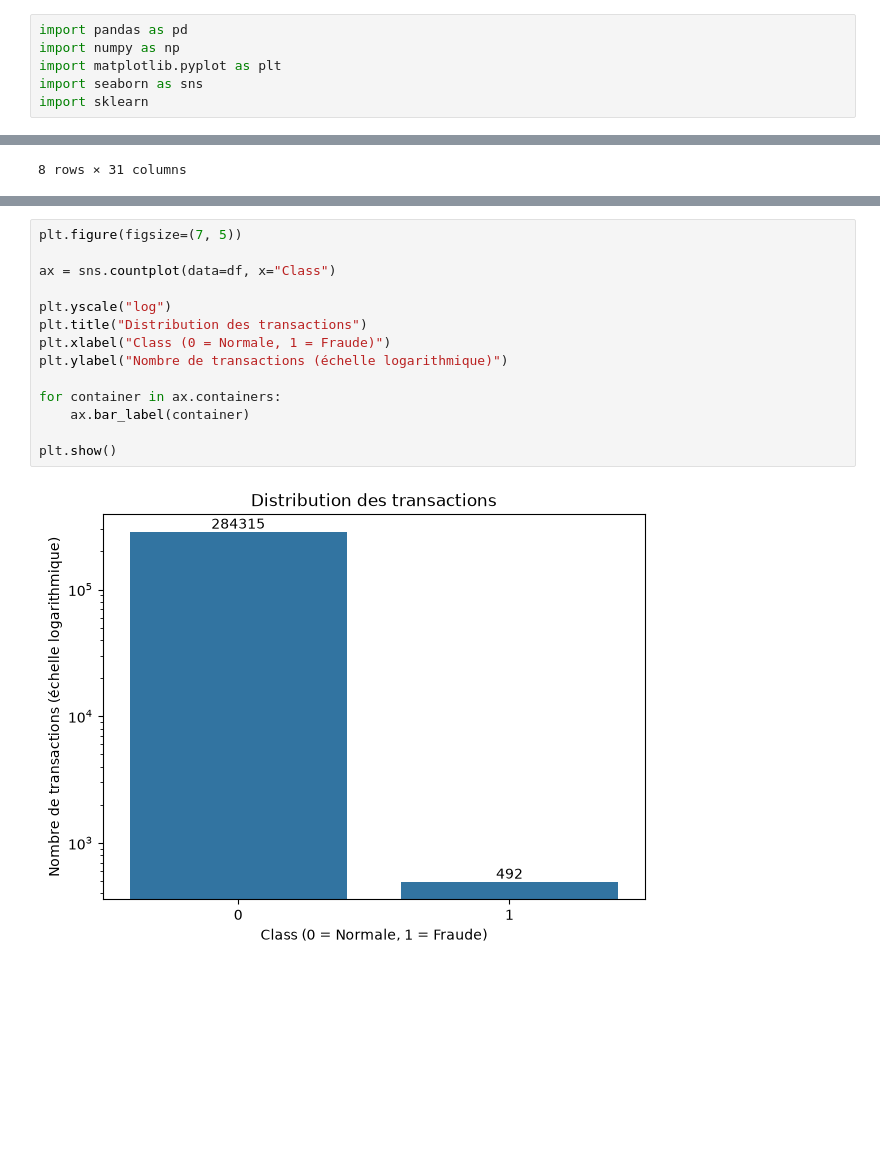
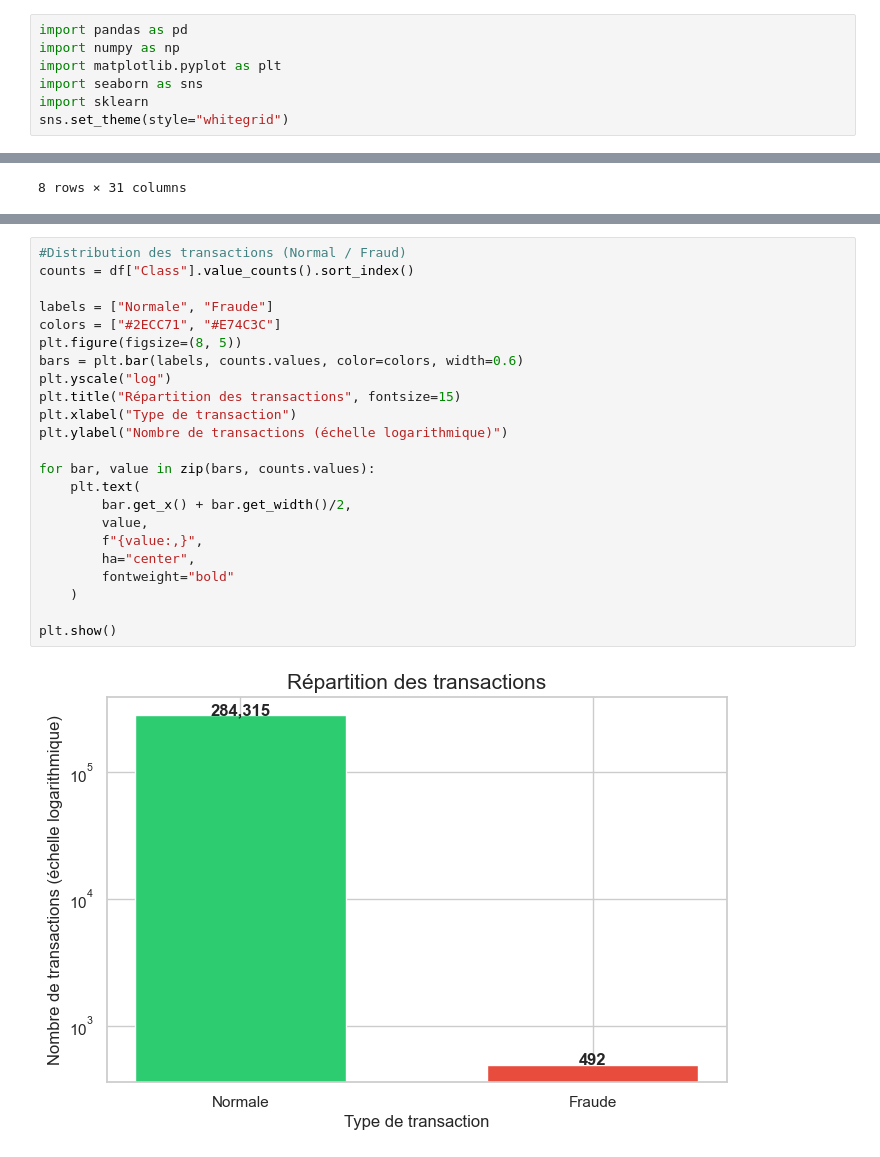
Before and after one commit to bensiedsalma/fraud_Detection_GA, a Jupyter notebook: notebooks/analyse_dataset.ipynb, the cells around one changed output, grey strips where cells are left out. Drawn from its saved outputs; the diff is of its cells as text; blank space fills up the shorter version.

Commit message:
Update fraud detection genetic algorithm project

```diff
--- a/notebooks/analyse_dataset.ipynb
+++ b/notebooks/analyse_dataset.ipynb
@@ -4,5 +4,6 @@ import numpy as np
 import matplotlib.pyplot as plt
 import seaborn as sns
 import sklearn
+sns.set_theme(style="whitegrid")
 # %%
 df = pd.read_csv("../dataset/creditcard.csv")
@@ -105,16 +74,25 @@ Name: proportion, dtype: float64
-# %%
-plt.figure(figsize=(7, 5))
-
-ax = sns.countplot(data=df, x="Class")
-
-plt.yscale("log")
-plt.title("Distribution des transactions")
-plt.xlabel("Class (0 = Normale, 1 = Fraude)")
-plt.ylabel("Nombre de transactions (échelle logarithmique)")
-
-for container in ax.containers:
-    ax.bar_label(container)
-
-plt.show()
-# %% [output]
-[figure, removed]
+# %%
+#Distribution des transactions (Normal / Fraud)
+counts = df["Class"].value_counts().sort_index()
+
+labels = ["Normale", "Fraude"]
+colors = ["#2ECC71", "#E74C3C"]
+plt.figure(figsize=(8, 5))
+bars = plt.bar(labels, counts.values, color=colors, width=0.6)
+plt.yscale("log")
+plt.title("Répartition des transactions", fontsize=15)
+plt.xlabel("Type de transaction")
+plt.ylabel("Nombre de transactions (échelle logarithmique)")
+
+for bar, value in zip(bars, counts.values):
+    plt.text(
+        bar.get_x() + bar.get_width()/2,
+        value,
+        f"{value:,}",
+        ha="center",
+        fontweight="bold"
+    )
+
+plt.show()
+# %% [output]
+[figure, added]
```
Also changed, not shown: parts of 11 cells of this notebook, 31 other files.
